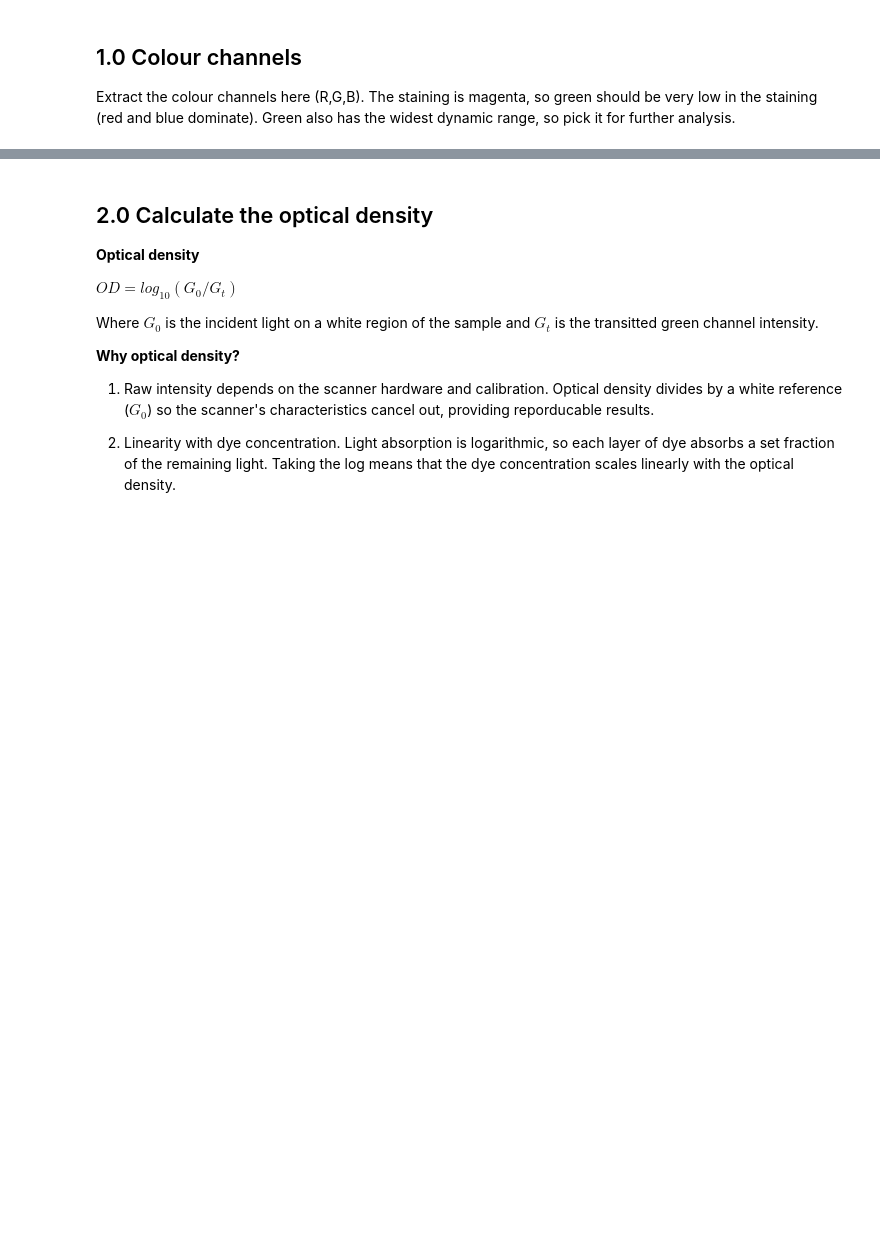
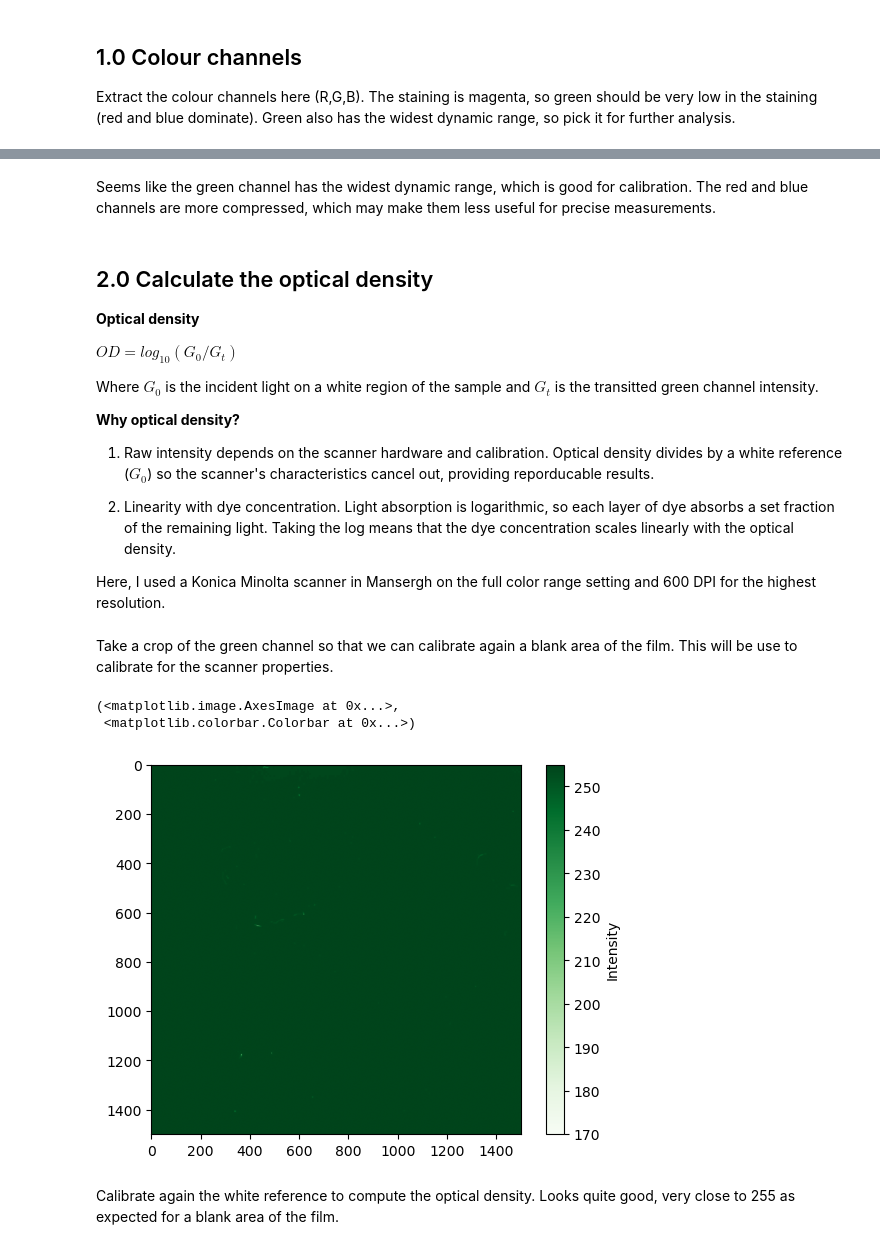
Before and after one commit to nparaskevas/pressure-film-calibration, a Jupyter notebook: prescale-example.ipynb, the cells around one changed output, grey strips where cells are left out. Cells and saved outputs as stored; diff of their text form; code cells hidden in the pictures; blank space fills up the shorter version.

Commit message:
Reorganisation of the script and testing on flow field film

```diff
--- a/prescale-example.ipynb
+++ b/prescale-example.ipynb
@@ -55,3 +78,5 @@ plt.show()
+# %% [markdown]
+Seems like the green channel has the widest dynamic range, which is good for calibration. The red and blue channels are more compressed, which may make them less useful for precise measurements.
 # %% [markdown]
 ## 2.0 Calculate the optical density
 
@@ -66,5 +91,18 @@ Where $G_0$ is the incident light on a white region of the sample and $G_t$ is t
 1. Raw intensity depends on the scanner hardware and calibration. Optical density divides by a white reference ($G_0$) so the scanner's characteristics cancel out, providing reporducable results.
 
 2. Linearity with dye concentration. Light absorption is logarithmic, so each layer of dye absorbs a set fraction of the remaining light. Taking the log means that the dye concentration scales linearly with the optical density.
+
+Here, I used a Konica Minolta scanner in Mansergh on the full color range setting and 600 DPI for the highest resolution.
+# %% [markdown]
+Take a crop of the green channel so that we can calibrate again a blank area of the film. This will be use to calibrate for the scanner properties.
+# %%
+base_swatch = llw_tif[500:2000,:1500, 1]  # Green channel crop for calibration
+plt.imshow(base_swatch, cmap='Greens'), plt.colorbar(label='Intensity')
+# %% [output]
+(<matplotlib.image.AxesImage at 0x...>,
+ <matplotlib.colorbar.Colorbar at 0x...>)
+[figure, added]
+# %% [markdown]
+Calibrate again the white reference to compute the optical density. Looks quite good, very close to 255 as expected for a blank area of the film.
 # %%
 # Take a crop of the green channel to compute the white reference
```
Also changed, not shown: parts of 9 cells of this notebook, 1 other file.
